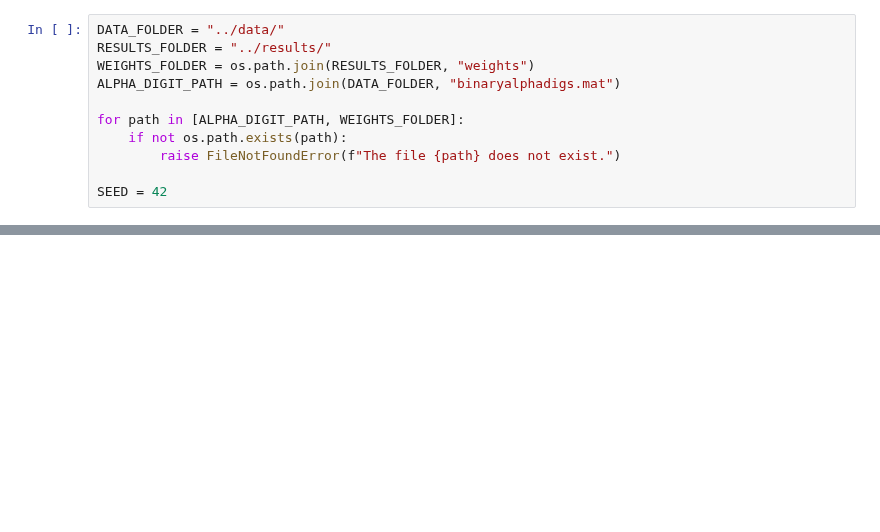
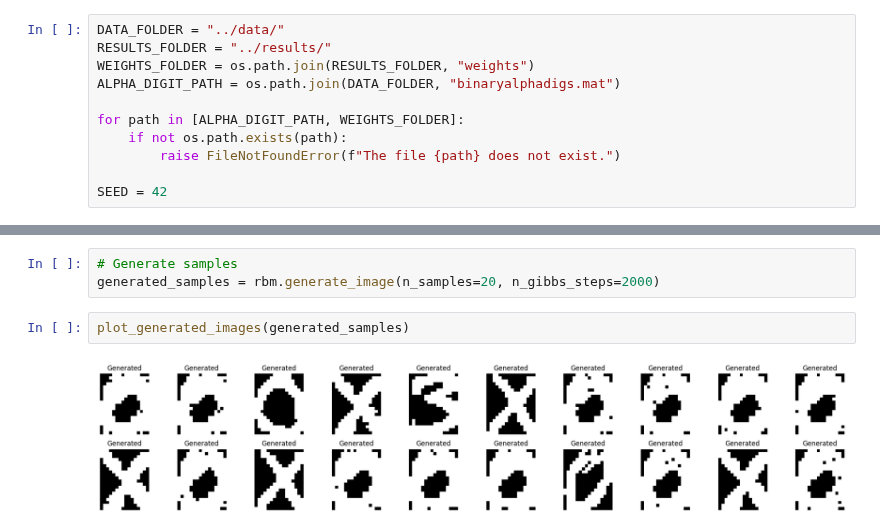
Before and after one commit to Yedson54/DeepLearning2-Project-M2DS, a Jupyter notebook: notebook/rbm_alpha.ipynb, the cells around one changed output, grey strips where cells are left out. Cells and saved outputs as stored; diff of their text form; blank space fills up the shorter version.

```diff
--- a/notebook/rbm_alpha.ipynb
+++ b/notebook/rbm_alpha.ipynb
@@ -112,0 +96,7 @@ Epoch 4999. Reconstruction error: 0.0005608974358974359.
+# %%
+# Generate samples
+generated_samples = rbm.generate_image(n_samples=20, n_gibbs_steps=2000)
+# %%
+plot_generated_images(generated_samples)
+# %% [output]
+[figure, added]
```
Also changed, not shown: parts of 4 cells of this notebook, 3 other files.
